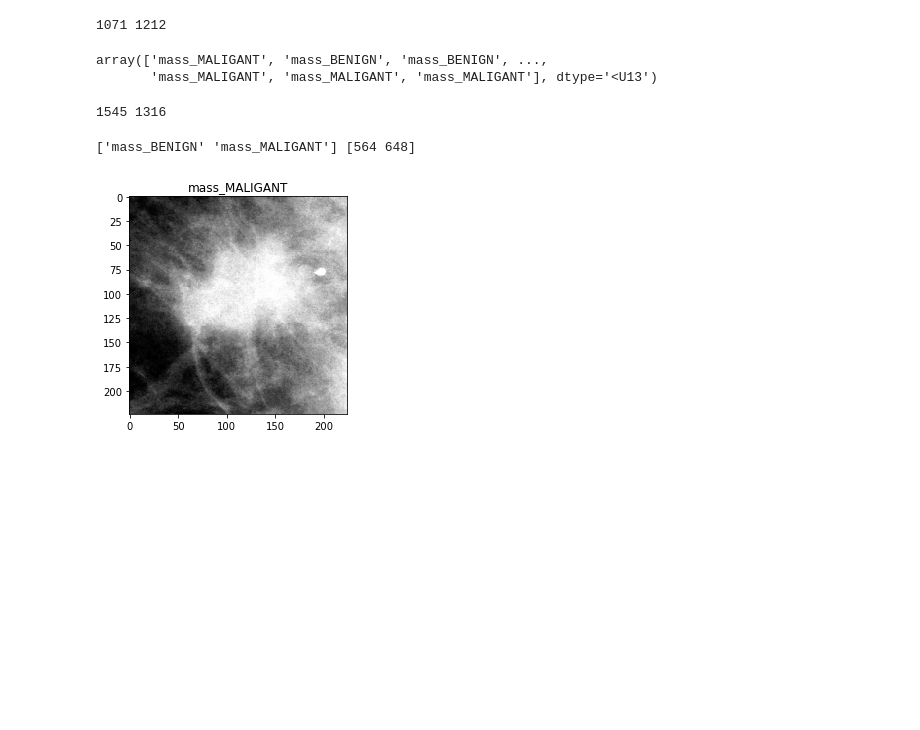
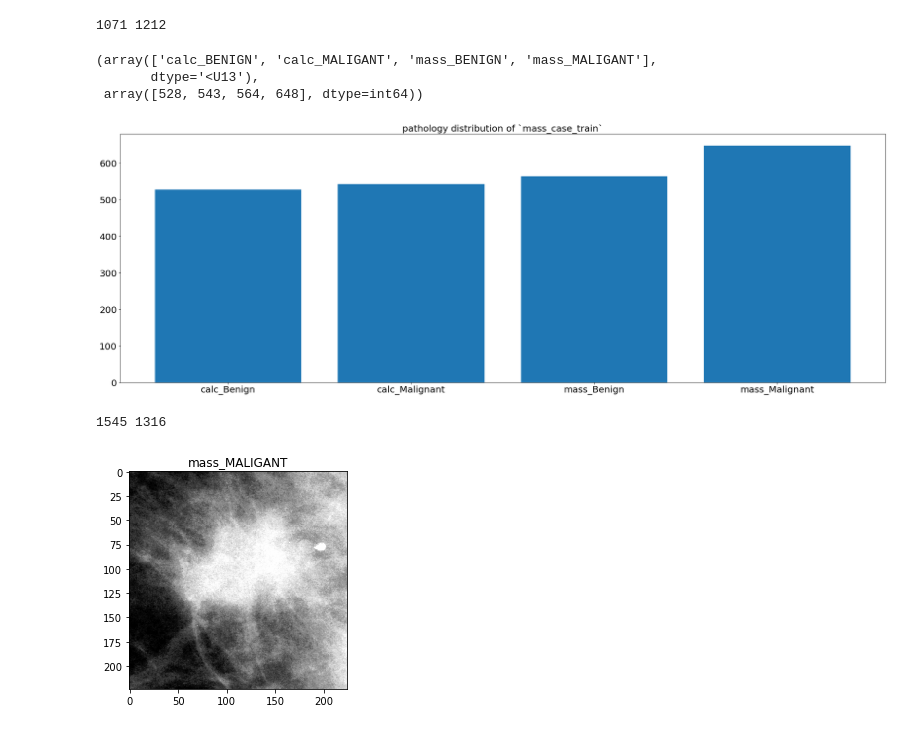
Before and after one commit to yoonbee35/AI_Mammography-Classification, a Jupyter notebook: Data merge.ipynb, the cells around one changed output. Cells and saved outputs as stored; diff of their text form; code cells hidden in the pictures; blank space fills up the shorter version.

```diff
--- a/Data merge.ipynb
+++ b/Data merge.ipynb
@@ -27,11 +27,42 @@ mass_y=np.load('mass_data_y.npy')
 print(len(calc_y), len(mass_y))
 # %% [output]
 1071 1212
-# %%
-mass_y
-# %% [output]
-array(['mass_MALIGANT', 'mass_BENIGN', 'mass_BENIGN', ...,
-       'mass_MALIGANT', 'mass_MALIGANT', 'mass_MALIGANT'], dtype='<U13')
+# %%
+mass_y_count=np.unique(mass_y,return_counts=True)
+calc_y_count=np.unique(calc_y,return_counts=True)
+data_y_count=np.unique(data_y,return_counts=True)
+
+data_y_count
+# %% [output]
+(array(['calc_BENIGN', 'calc_MALIGANT', 'mass_BENIGN', 'mass_MALIGANT'],
+       dtype='<U13'),
+ array([528, 543, 564, 648], dtype=int64))
+# %%
+import matplotlib
+import matplotlib.pylab as pylab
+import matplotlib.pyplot as plt
+
+SMALL_SIZE = 17
+MEDIUM_SIZE = 20
+BIGGER_SIZE = 25
+matplotlib.rc('font', **font)
+params = {'legend.fontsize': SMALL_SIZE,
+         'axes.labelsize': MEDIUM_SIZE,
+         'axes.titlesize':BIGGER_SIZE,
+         'xtick.labelsize':MEDIUM_SIZE,
+         'ytick.labelsize':MEDIUM_SIZE}
+
+label = 'calc_Benign','calc_Malignant','mass_Benign','mass_Malignant'
+
+
+# Basic Bar Chart
+plt.figure(figsize=(30,10))
+plt.bar(data_y_count[0], data_y_count[1])
+plt.title('pathology distribution of `mass_case_train`', fontsize=20)
+plt.xticks(data_y_count[0], label, fontsize=20)
+plt.show()
+# %% [output]
+[figure, added]
 # %%
 # # Load Dataframe from .csv
 # calc_train = pd.read_csv(("calc_case_description_train_set.csv"), index_col=0)
@@ -49,11 +80,6 @@ array(['mass_MALIGANT', 'mass_BENIGN', 'mass_BENIGN', ...,
 # print(len(calc_y),len(mass_y))
 # %% [output]
 1545 1316
-# %%
-unique_elements, counts_elements = np.unique(mass_y, return_counts=True)
-print(unique_elements, counts_elements)
-# %% [output]
-['mass_BENIGN' 'mass_MALIGANT'] [564 648]
 # %%
 for i in range(30):
     plt.imshow(mass[i])
```
Also changed, not shown: parts of 1 cell of this notebook, 2 other files.
